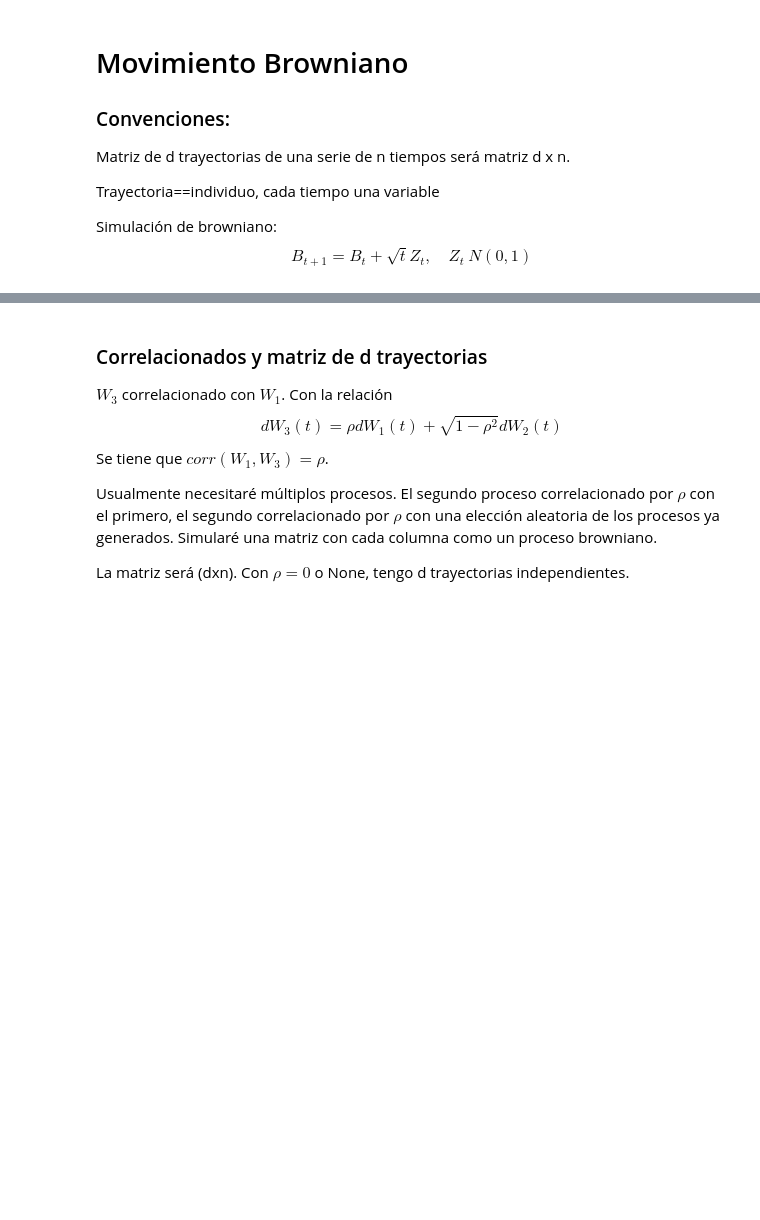
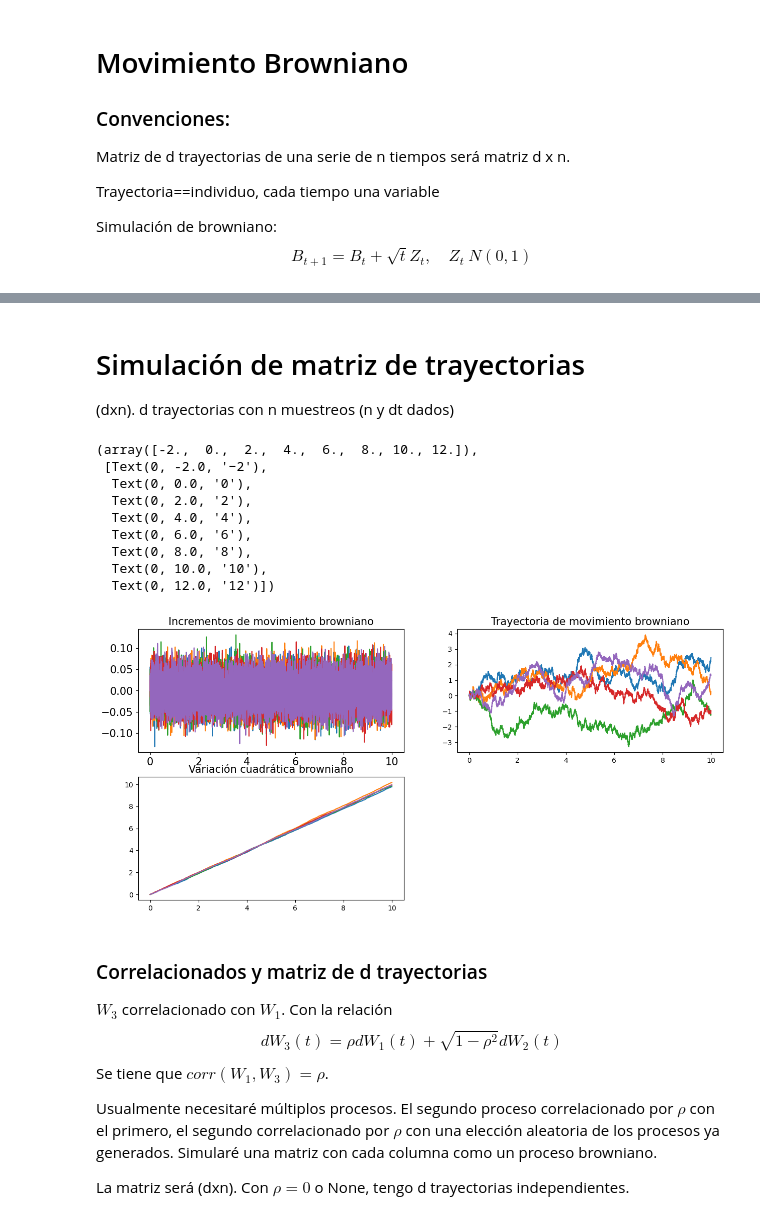
Before and after one commit to msanchezr99/Talleres_estocasticos1, a Jupyter notebook: Procesos_estoc_continuos/Proc_cont.ipynb, the cells around one changed output, grey strips where cells are left out. Drawn from its saved outputs; the diff is of its cells as text; code cells hidden in the pictures; blank space fills up the shorter version.

```diff
--- a/Procesos_estoc_continuos/Proc_cont.ipynb
+++ b/Procesos_estoc_continuos/Proc_cont.ipynb
@@ -82,3 +76,50 @@ array([ 0.        , -1.22410901, -2.27249658, -0.09383658, -0.64843972,
+# %% [markdown]
+# Simulación de matriz de trayectorias
+(dxn). d trayectorias con n muestreos (n y dt dados)
+# %%
+T=10
+s=9_999
+n=s+1
+d=5
+time=np.linspace(0,T,n)
+dt=T/n
+
+B=bm.get_B_matrix(n,d,dt)
+dB=bm.dif_B(B)
+
+fig = plt.figure(figsize=(15, 7))
+
+title = "Incrementos de movimiento browniano"
+plt.subplot(2, 2, 1)
+plt.plot(time,dB.T) #basta plt.plot(dB.T) si el dt=1
+plt.gca().set_title(title, fontsize=15)
+plt.xticks(fontsize=15)
+plt.yticks(fontsize=15)
+
+title = "Trayectoria de movimiento browniano"
+plt.subplot(2, 2, 2)
+plt.plot(time, B.T)
+plt.gca().set_title(title, fontsize=15)
+plt.xticks(fontsize=10)
+plt.yticks(fontsize=10)
+
+title = "Variación cuadrática browniano"
+plt.subplot(2, 2, 3)
+plt.plot(time,bm.quadratic_variation(B).T)
+plt.gca().set_title(title, fontsize=15)
+plt.xticks(fontsize=10)
+plt.yticks(fontsize=10)
+# %% [output]
+(array([-2.,  0.,  2.,  4.,  6.,  8., 10., 12.]),
+ [Text(0, -2.0, '−2'),
+  Text(0, 0.0, '0'),
+  Text(0, 2.0, '2'),
+  Text(0, 4.0, '4'),
+  Text(0, 6.0, '6'),
+  Text(0, 8.0, '8'),
+  Text(0, 10.0, '10'),
+  Text(0, 12.0, '12')])
+[figure, added]
 # %% [markdown]
 ### Correlacionados y matriz de d trayectorias
 $W_3$ correlacionado con $W_1$. Con la relación $$dW_3(t)=\rho dW_1(t)+\sqrt{1-\rho^2}dW_2(t)$$
```
Also changed, not shown: parts of 5 cells of this notebook, 1 other file.
